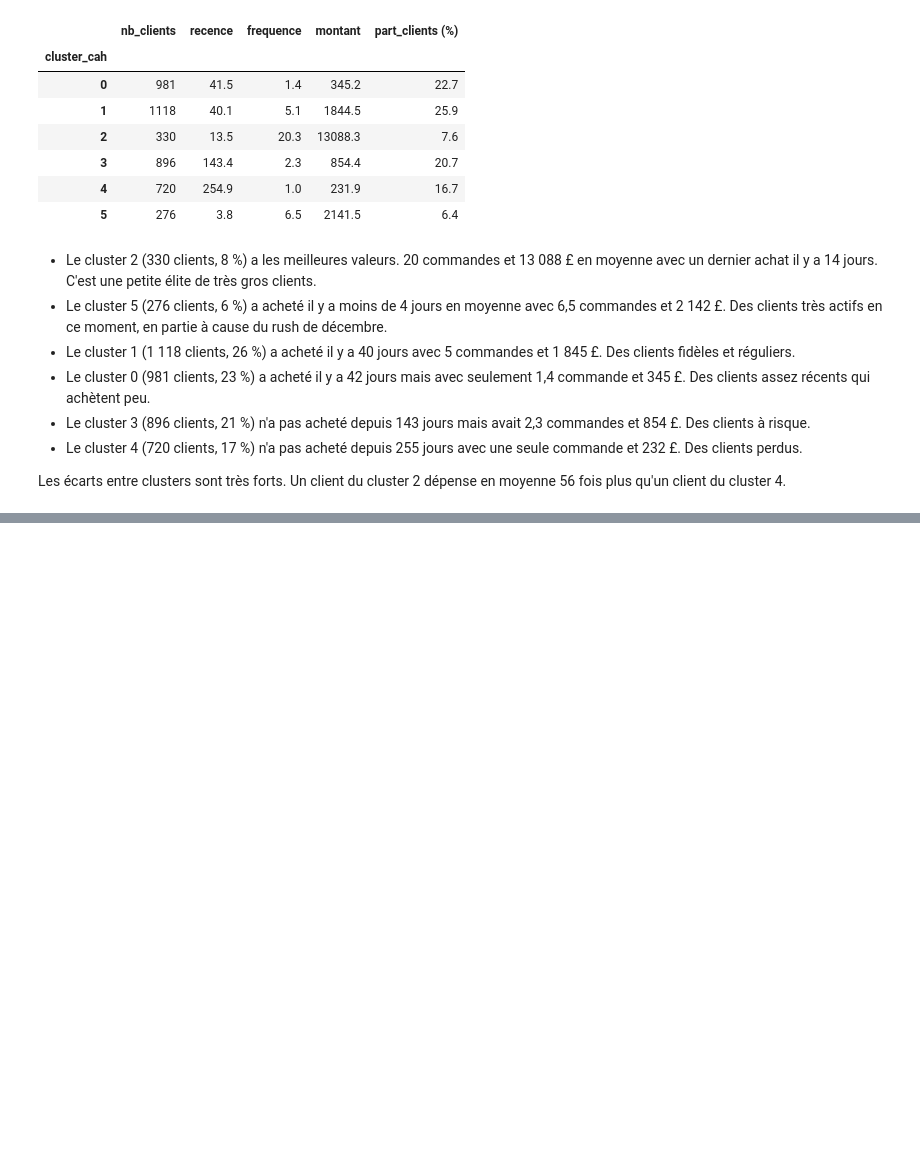
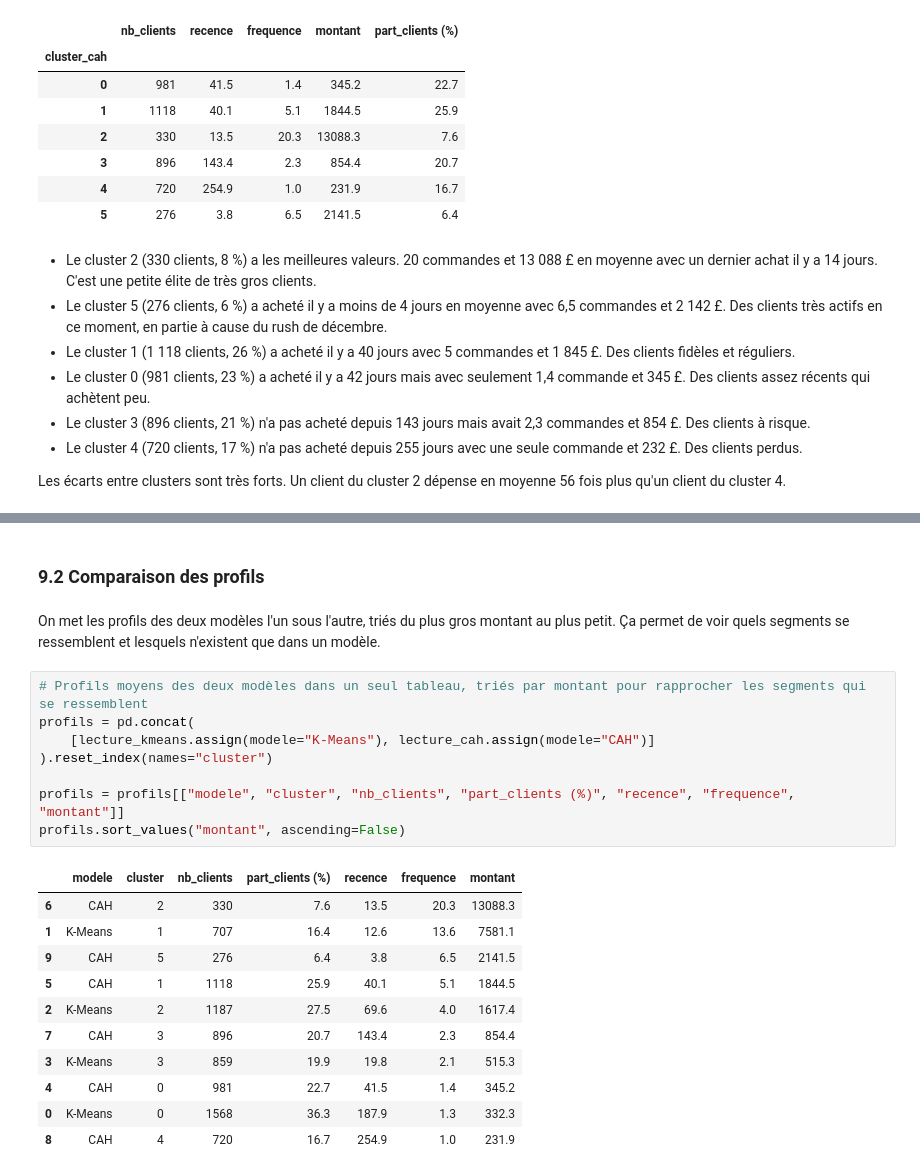
Before and after one commit to Zohair69/globalshop-rfm, a Jupyter notebook: notebooks/online_retail_clustering_rfm.ipynb, the cells around one changed output, grey strips where cells are left out. Drawn from its saved outputs; the diff is of its cells as text; blank space fills up the shorter version.

```diff
--- a/notebooks/online_retail_clustering_rfm.ipynb
+++ b/notebooks/online_retail_clustering_rfm.ipynb
@@ -1518,0 +1565,24 @@ Les écarts entre clusters sont très forts. Un client du cluster 2 dépense en
+# %% [markdown]
+### 9.2 Comparaison des profils
+# %% [markdown]
+On met les profils des deux modèles l'un sous l'autre, triés du plus gros montant au plus petit. Ça permet de voir quels segments se ressemblent et lesquels n'existent que dans un modèle.
+# %%
+# Profils moyens des deux modèles dans un seul tableau, triés par montant pour rapprocher les segments qui se ressemblent
+profils = pd.concat(
+    [lecture_kmeans.assign(modele="K-Means"), lecture_cah.assign(modele="CAH")]
+).reset_index(names="cluster")
+
+profils = profils[["modele", "cluster", "nb_clients", "part_clients (%)", "recence", "frequence", "montant"]]
+profils.sort_values("montant", ascending=False)
+# %% [output]
+|  | modele | cluster | nb_clients | part_clients (%) | recence | frequence | montant |
+| 6 | CAH | 2 | 330 | 7.6 | 13.5 | 20.3 | 13088.3 |
+| 1 | K-Means | 1 | 707 | 16.4 | 12.6 | 13.6 | 7581.1 |
+| 9 | CAH | 5 | 276 | 6.4 | 3.8 | 6.5 | 2141.5 |
+| 5 | CAH | 1 | 1118 | 25.9 | 40.1 | 5.1 | 1844.5 |
+| 2 | K-Means | 2 | 1187 | 27.5 | 69.6 | 4.0 | 1617.4 |
+| 7 | CAH | 3 | 896 | 20.7 | 143.4 | 2.3 | 854.4 |
+| 3 | K-Means | 3 | 859 | 19.9 | 19.8 | 2.1 | 515.3 |
+| 4 | CAH | 0 | 981 | 22.7 | 41.5 | 1.4 | 345.2 |
+| 0 | K-Means | 0 | 1568 | 36.3 | 187.9 | 1.3 | 332.3 |
+| 8 | CAH | 4 | 720 | 16.7 | 254.9 | 1.0 | 231.9 |
```
Also changed, not shown: parts of 19 cells of this notebook.
